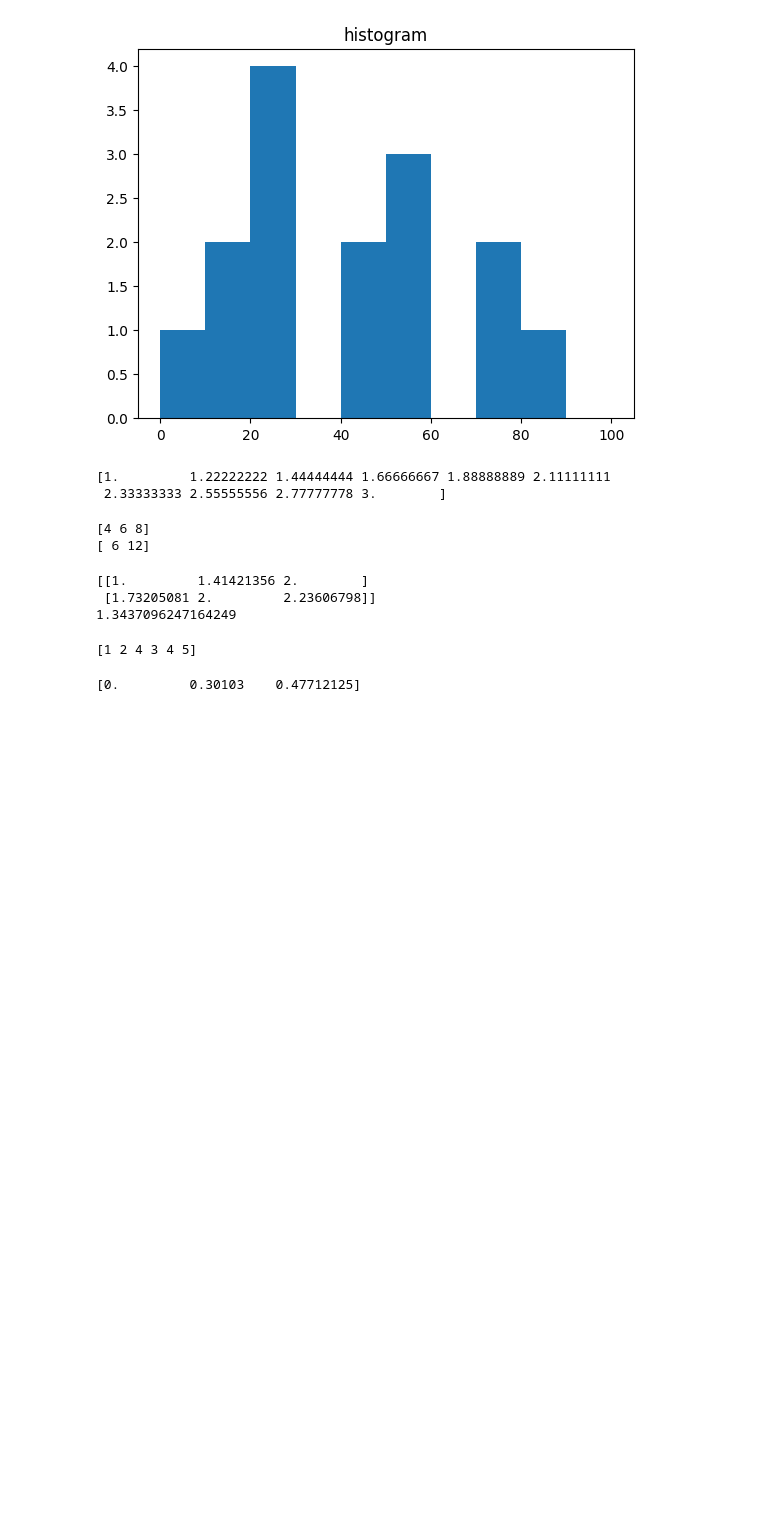
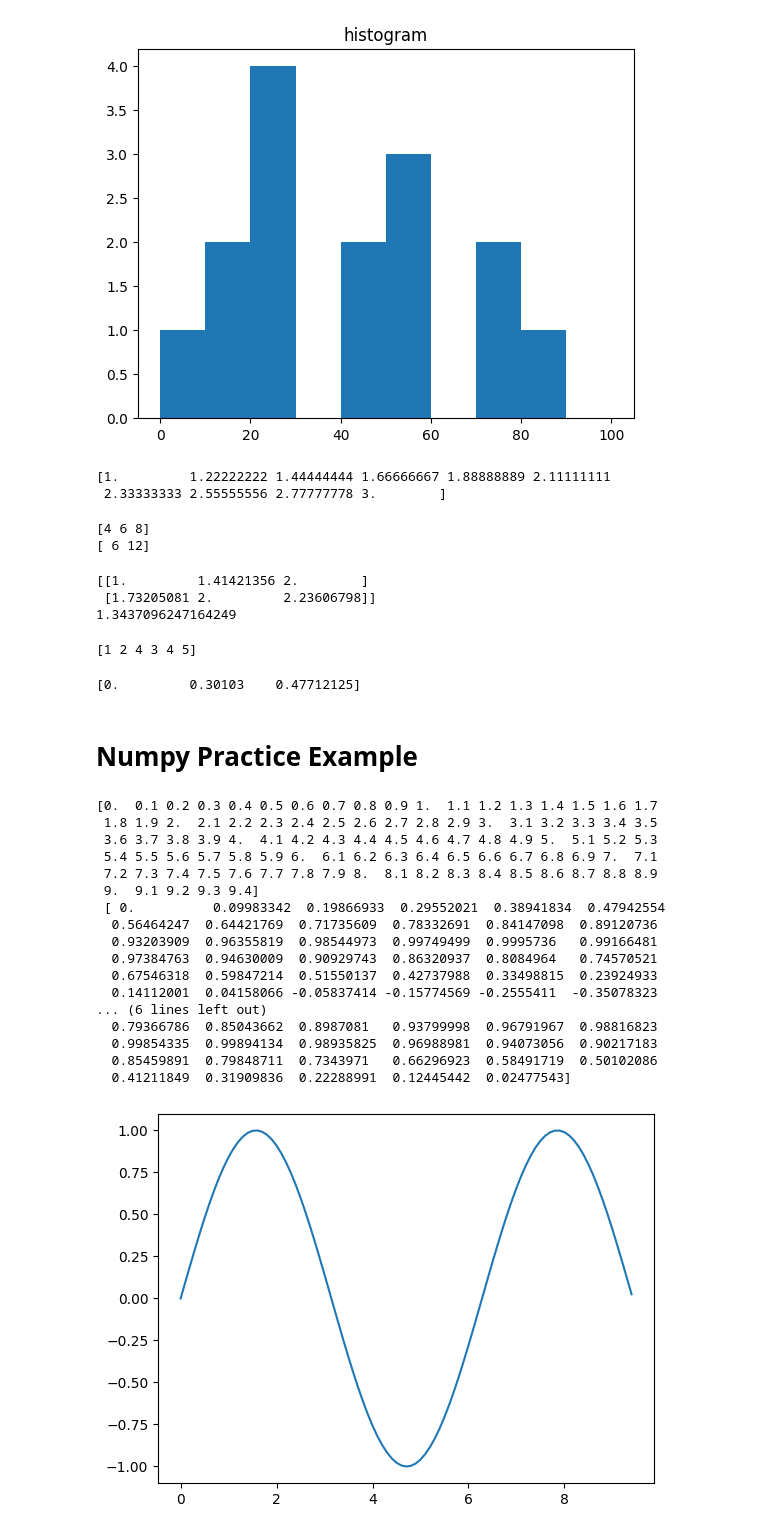
Before and after one commit to harshit779921/Python, a Jupyter notebook: Python/Python Libraries/numpy.ipynb, the cells around one changed output. Saved outputs shown, nothing was run; the diff lists cells and outputs as text; code cells hidden in the pictures; blank space fills up the shorter version.

Commit message:
sin graph

```diff
--- a/Python/Python Libraries/numpy.ipynb
+++ b/Python/Python Libraries/numpy.ipynb
@@ -285,3 +285,31 @@ a=np.array([1,2,3])
 print(np.log10(a))
 # %% [output]
 [0.         0.30103    0.47712125]
+# %% [markdown]
+# Numpy Practice Example
+# %%
+# let us try to plot a sin graph
+x= np.arange(0,3*np.pi, 0.1)
+y= np.sin(x)
+print(x,"\n",y)
+plt.plot(x,y)
+plt.show()
+# %% [output]
+[0.  0.1 0.2 0.3 0.4 0.5 0.6 0.7 0.8 0.9 1.  1.1 1.2 1.3 1.4 1.5 1.6 1.7
+ 1.8 1.9 2.  2.1 2.2 2.3 2.4 2.5 2.6 2.7 2.8 2.9 3.  3.1 3.2 3.3 3.4 3.5
+ 3.6 3.7 3.8 3.9 4.  4.1 4.2 4.3 4.4 4.5 4.6 4.7 4.8 4.9 5.  5.1 5.2 5.3
+ 5.4 5.5 5.6 5.7 5.8 5.9 6.  6.1 6.2 6.3 6.4 6.5 6.6 6.7 6.8 6.9 7.  7.1
+ 7.2 7.3 7.4 7.5 7.6 7.7 7.8 7.9 8.  8.1 8.2 8.3 8.4 8.5 8.6 8.7 8.8 8.9
+ 9.  9.1 9.2 9.3 9.4]
+ [ 0.          0.09983342  0.19866933  0.29552021  0.38941834  0.47942554
+  0.56464247  0.64421769  0.71735609  0.78332691  0.84147098  0.89120736
+  0.93203909  0.96355819  0.98544973  0.99749499  0.9995736   0.99166481
+  0.97384763  0.94630009  0.90929743  0.86320937  0.8084964   0.74570521
+  0.67546318  0.59847214  0.51550137  0.42737988  0.33498815  0.23924933
+  0.14112001  0.04158066 -0.05837414 -0.15774569 -0.2555411  -0.35078323
+... (6 lines left out)
+  0.79366786  0.85043662  0.8987081   0.93799998  0.96791967  0.98816823
+  0.99854335  0.99894134  0.98935825  0.96988981  0.94073056  0.90217183
+  0.85459891  0.79848711  0.7343971   0.66296923  0.58491719  0.50102086
+  0.41211849  0.31909836  0.22288991  0.12445442  0.02477543]
+[figure, added]
```
